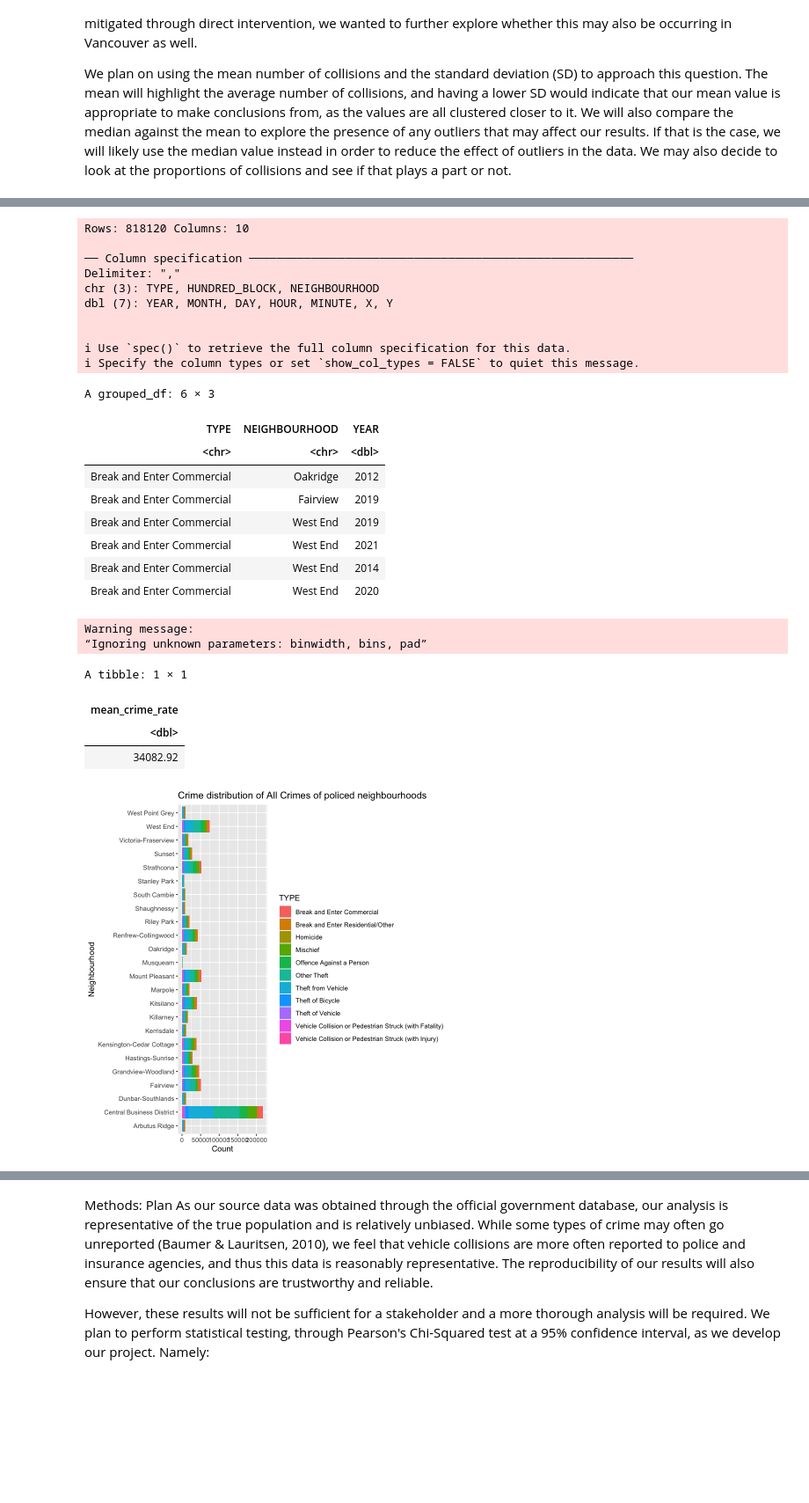
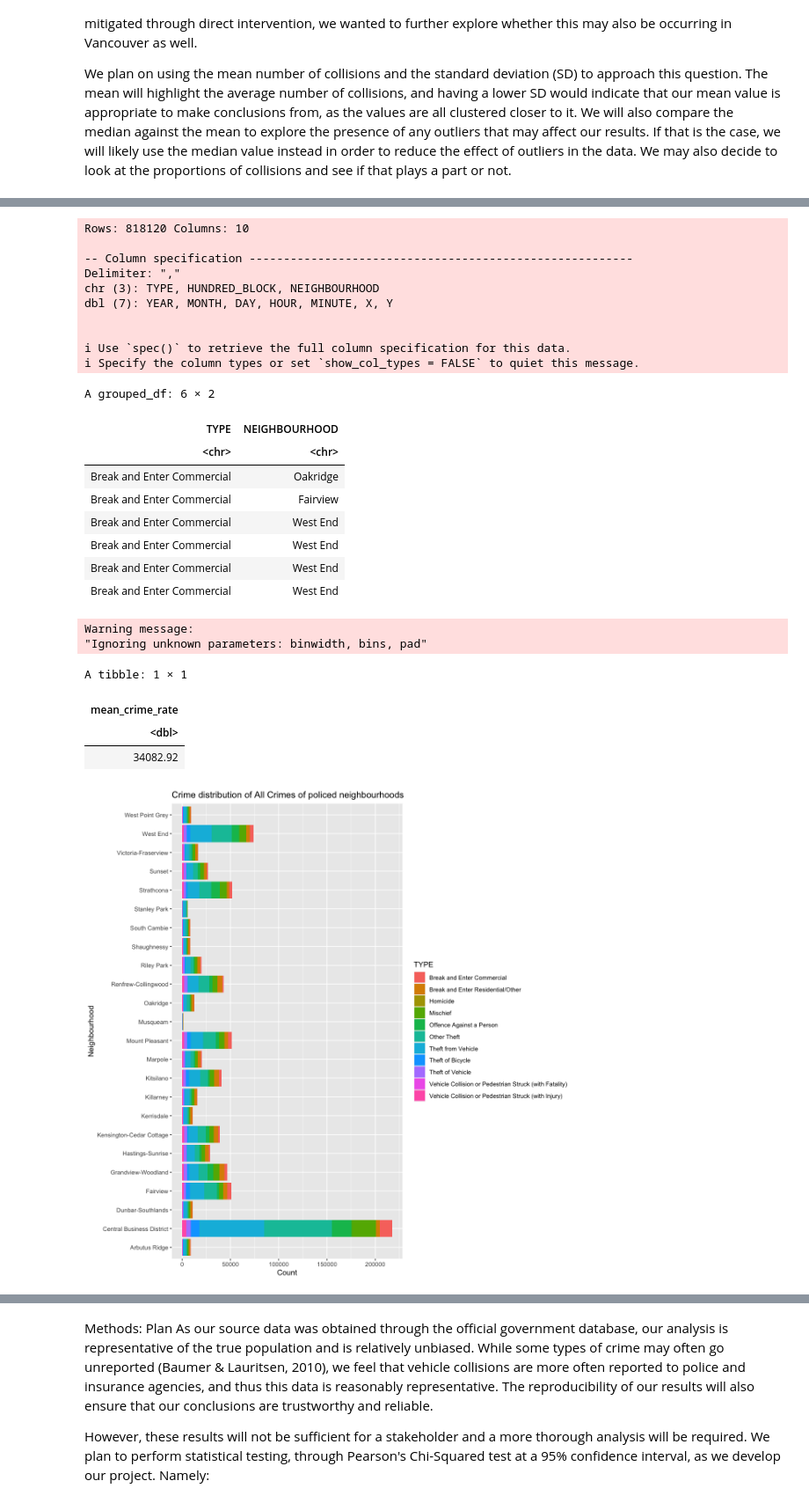
Before and after one commit to pbrar17/VPD-Crime-Analysis, a Jupyter notebook: 14.ipynb, the cells around one changed output, grey strips where cells are left out. Shown at 88% size. Saved outputs shown, nothing was run; the diff lists cells and outputs as text; code cells hidden in the pictures; blank space fills up the shorter version.

```diff
--- a/14.ipynb
+++ b/14.ipynb
@@ -30,55 +20,54 @@ library(tidyverse)
 whole_dataset <- read_csv("https://raw.githubusercontent.com/pbrar17/group_14/main/crime_data.csv") %>%
     filter(!is.na(NEIGHBOURHOOD))
 
-whole_dataset <- select(whole_dataset, TYPE, NEIGHBOURHOOD, YEAR) %>%
-    group_by(NEIGHBOURHOOD) %>%
-    group_by(YEAR)
+whole_dataset <- select(whole_dataset, TYPE, NEIGHBOURHOOD) %>%
+    group_by(NEIGHBOURHOOD)
 
 head(whole_dataset)
 
 
 crime_dist_neighbours <- whole_dataset %>%
     ggplot(aes(x = NEIGHBOURHOOD, fill = TYPE)) +
     geom_histogram(stat = "count")+
     xlab("Neighbourhood") +
     ylab("Count") +
     ggtitle("Crime distribution of All Crimes of policed neighbourhoods") +
     coord_flip()
 
 crime_dist_neighbours
 
 
 mean_crime_rate <- whole_dataset %>%
-    ungroup(YEAR) %>%
+    ungroup() %>%
     summarize(mean_crime_rate = (length(TYPE)/ length(unique(NEIGHBOURHOOD))))
 
 mean_crime_rate
 #This is the "mean" crime rate per neighbourhood policed.
 # %% [output]
 Rows: 818120 Columns: 10
 
-── Column specification ────────────────────────────────────────────────────────
+-- Column specification --------------------------------------------------------
 Delimiter: ","
 chr (3): TYPE, HUNDRED_BLOCK, NEIGHBOURHOOD
 dbl (7): YEAR, MONTH, DAY, HOUR, MINUTE, X, Y
 
 
-ℹ Use `spec()` to retrieve the full column specification for this data.
-ℹ Specify the column types or set `show_col_types = FALSE` to quiet this message.
+i Use `spec()` to retrieve the full column specification for this data.
+i Specify the column types or set `show_col_types = FALSE` to quiet this message.
-A grouped_df: 6 × 3
+A grouped_df: 6 × 2
-| TYPE | NEIGHBOURHOOD | YEAR |
-| <chr> | <chr> | <dbl> |
-| Break and Enter Commercial | Oakridge | 2012 |
-| Break and Enter Commercial | Fairview | 2019 |
-| Break and Enter Commercial | West End | 2019 |
-| Break and Enter Commercial | West End | 2021 |
-| Break and Enter Commercial | West End | 2014 |
-| Break and Enter Commercial | West End | 2020 |
+| TYPE | NEIGHBOURHOOD |
+| <chr> | <chr> |
+| Break and Enter Commercial | Oakridge |
+| Break and Enter Commercial | Fairview |
+| Break and Enter Commercial | West End |
+| Break and Enter Commercial | West End |
+| Break and Enter Commercial | West End |
+| Break and Enter Commercial | West End |
 Warning message:
-“Ignoring unknown parameters: binwidth, bins, pad”
+"Ignoring unknown parameters: binwidth, bins, pad"
 A tibble: 1 × 1
 | mean_crime_rate |
 | <dbl> |
 | 34082.92 |
-[figure, old version]
+[figure, new version]
 # %%
```
Also changed, not shown: parts of 6 cells of this notebook.
